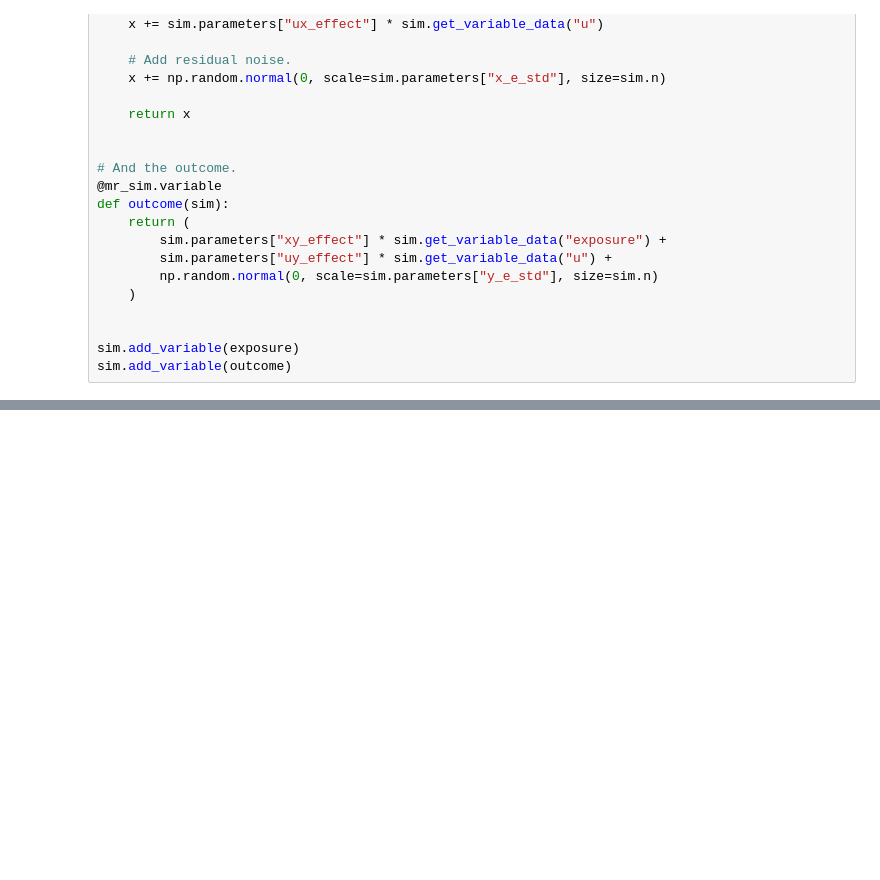
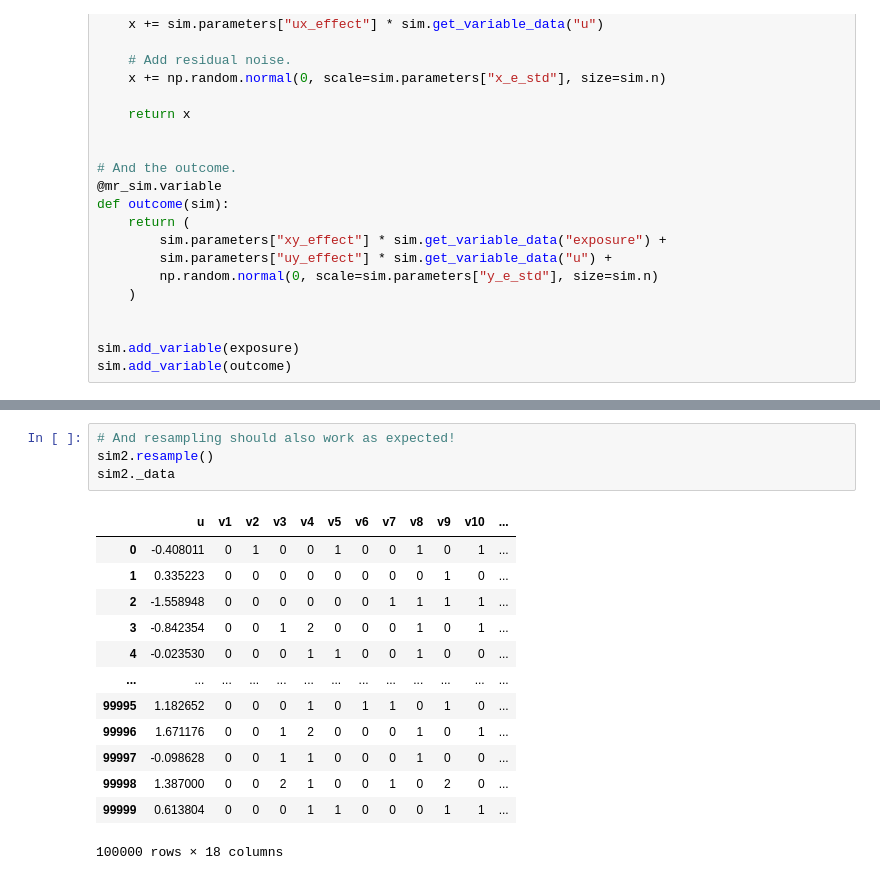
Before and after one commit to pgx-ml-lab/ml-mr, a Jupyter notebook: examples/basic_simulation_model.ipynb, the cells around one changed output, grey strips where cells are left out. Saved outputs shown, nothing was run; the diff lists cells and outputs as text; blank space fills up the shorter version.

```diff
--- a/examples/basic_simulation_model.ipynb
+++ b/examples/basic_simulation_model.ipynb
@@ -121,0 +153,18 @@ plt.tight_layout()
+# %%
+# And resampling should also work as expected!
+sim2.resample()
+sim2._data
+# %% [output]
+|  | u | v1 | v2 | v3 | v4 | v5 | v6 | v7 | v8 | v9 | v10 | ... |
+| 0 | -0.408011 | 0 | 1 | 0 | 0 | 1 | 0 | 0 | 1 | 0 | 1 | ... |
+| 1 | 0.335223 | 0 | 0 | 0 | 0 | 0 | 0 | 0 | 0 | 1 | 0 | ... |
+| 2 | -1.558948 | 0 | 0 | 0 | 0 | 0 | 0 | 1 | 1 | 1 | 1 | ... |
+| 3 | -0.842354 | 0 | 0 | 1 | 2 | 0 | 0 | 0 | 1 | 0 | 1 | ... |
+| 4 | -0.023530 | 0 | 0 | 0 | 1 | 1 | 0 | 0 | 1 | 0 | 0 | ... |
+| ... | ... | ... | ... | ... | ... | ... | ... | ... | ... | ... | ... | ... |
+| 99995 | 1.182652 | 0 | 0 | 0 | 1 | 0 | 1 | 1 | 0 | 1 | 0 | ... |
+| 99996 | 1.671176 | 0 | 0 | 1 | 2 | 0 | 0 | 0 | 1 | 0 | 1 | ... |
+| 99997 | -0.098628 | 0 | 0 | 1 | 1 | 0 | 0 | 0 | 1 | 0 | 0 | ... |
+| 99998 | 1.387000 | 0 | 0 | 2 | 1 | 0 | 0 | 1 | 0 | 2 | 0 | ... |
+| 99999 | 0.613804 | 0 | 0 | 0 | 1 | 1 | 0 | 0 | 0 | 1 | 1 | ... |
+100000 rows × 18 columns
```
Also changed, not shown: parts of 7 cells of this notebook, 1 other file.
